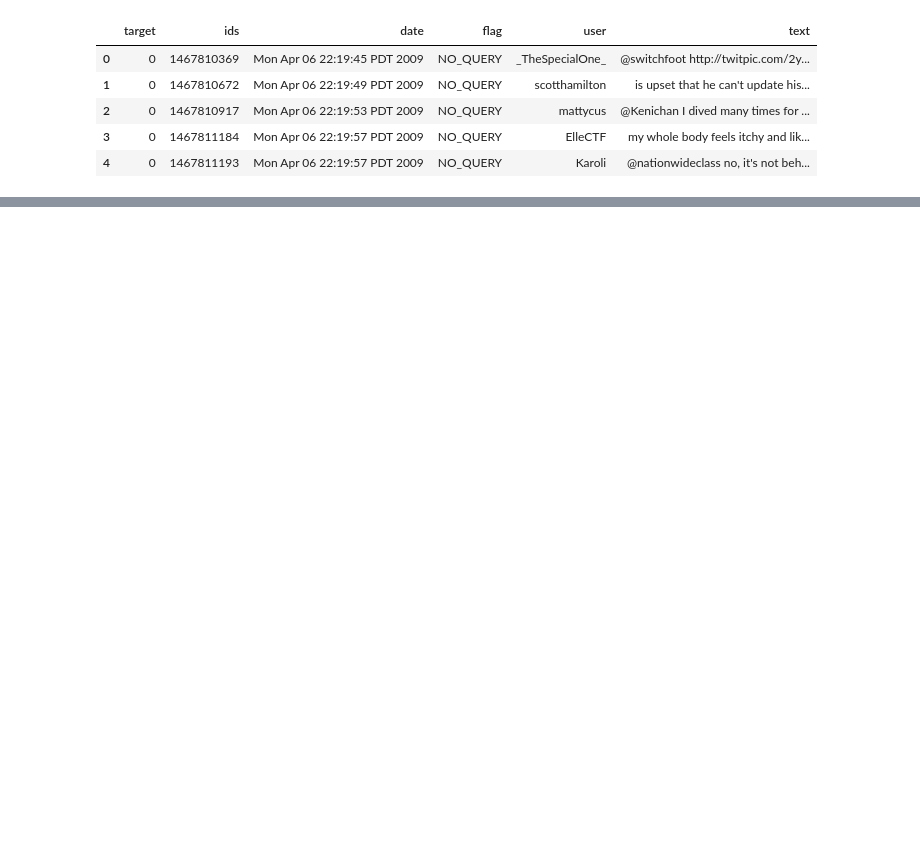
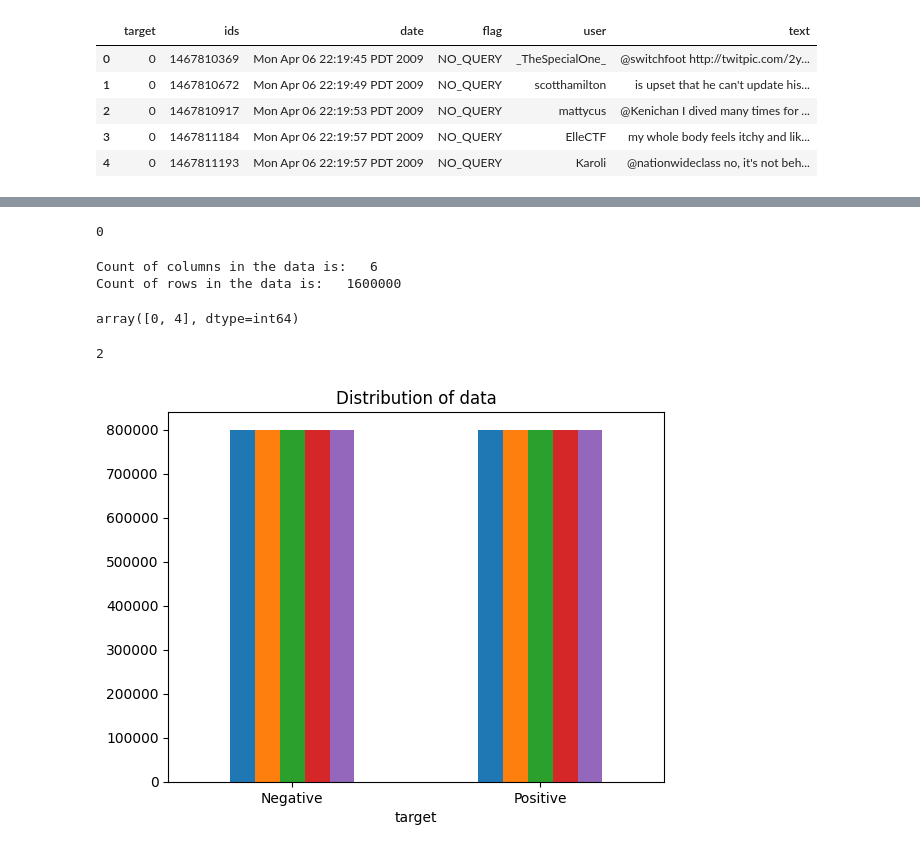
Before and after one commit to vjk-2k5/sentiment_analysis_for_business, a Jupyter notebook: twitter_sentiment_analysis/sentiment_analysis.ipynb, the cells around one changed output, grey strips where cells are left out. Cells and saved outputs as stored; diff of their text form; code cells hidden in the pictures; blank space fills up the shorter version.

```diff
--- a/twitter_sentiment_analysis/sentiment_analysis.ipynb
+++ b/twitter_sentiment_analysis/sentiment_analysis.ipynb
@@ -37,0 +81,24 @@ df.head()
+# %%
+np.sum(df.isnull().any(axis=1))
+# %% [output]
+0
+# %%
+print('Count of columns in the data is:  ', len(df.columns))
+print('Count of rows in the data is:  ', len(df))
+# %% [output]
+Count of columns in the data is:   6
+Count of rows in the data is:   1600000
+# %%
+df['target'].unique()
+# %% [output]
+array([0, 4], dtype=int64)
+# %%
+df['target'].nunique()
+# %% [output]
+2
+# %%
+ax = df.groupby('target').count().plot(kind='bar', title='Distribution of data',legend=False)
+ax.set_xticklabels(['Negative','Positive'], rotation=0)
+text, sentiment = list(df['text']), list(df['target'])
+# %% [output]
+[figure, added]
```
Also changed, not shown: parts of 25 cells of this notebook.
